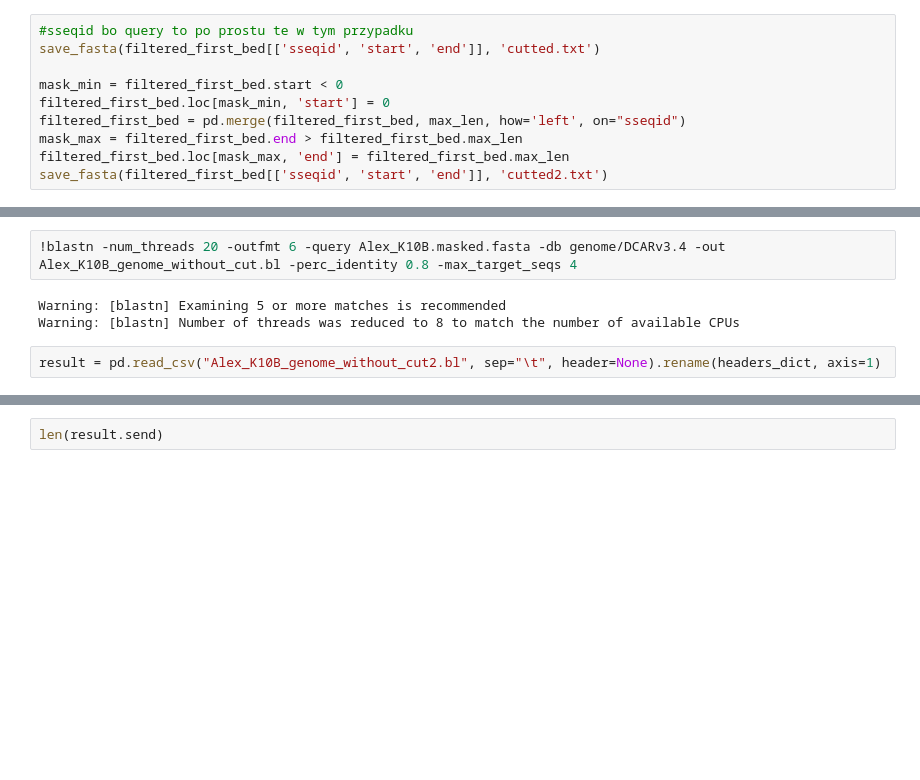
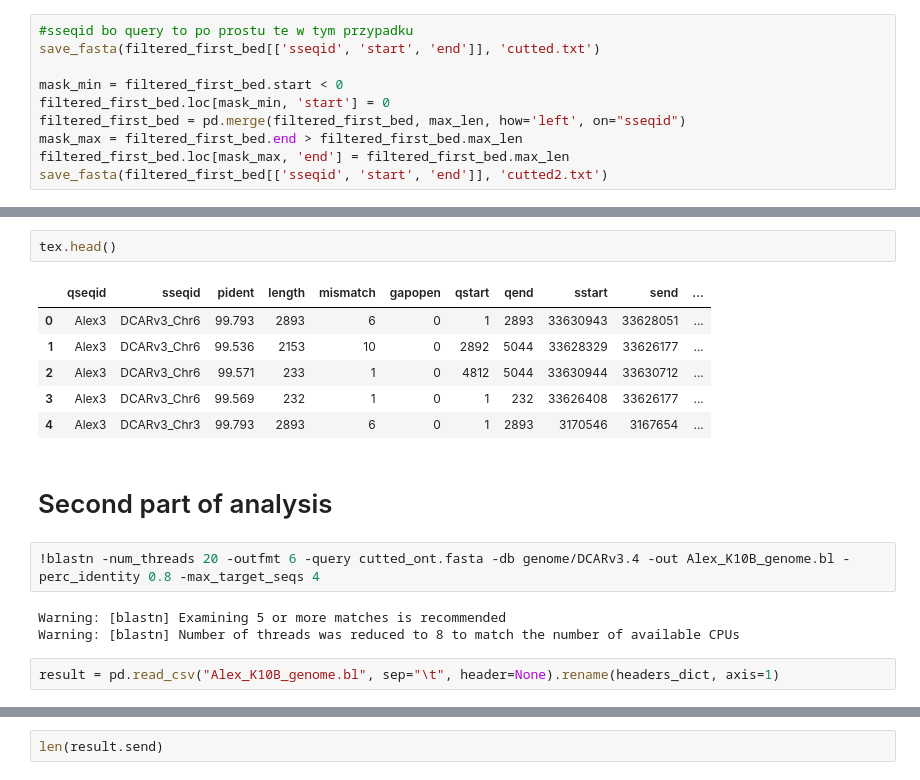
Before and after one commit to pkula/te_resolver, a Jupyter notebook: read.ipynb, the cells around one changed output, grey strips where cells are left out. Saved outputs shown, nothing was run; the diff lists cells and outputs as text; blank space fills up the shorter version.

Commit message:
correct second part

```diff
--- a/read.ipynb
+++ b/read.ipynb
@@ -194,8 +192,19 @@ Adding sequences from FASTA; added 9 sequences in 5.68707 seconds.
+# %%
+tex.head()
+# %% [output]
+|  | qseqid | sseqid | pident | length | mismatch | gapopen | qstart | qend | sstart | send | ... |
+| 0 | Alex3 | DCARv3_Chr6 | 99.793 | 2893 | 6 | 0 | 1 | 2893 | 33630943 | 33628051 | ... |
+| 1 | Alex3 | DCARv3_Chr6 | 99.536 | 2153 | 10 | 0 | 2892 | 5044 | 33628329 | 33626177 | ... |
+| 2 | Alex3 | DCARv3_Chr6 | 99.571 | 233 | 1 | 0 | 4812 | 5044 | 33630944 | 33630712 | ... |
+| 3 | Alex3 | DCARv3_Chr6 | 99.569 | 232 | 1 | 0 | 1 | 232 | 33626408 | 33626177 | ... |
+| 4 | Alex3 | DCARv3_Chr3 | 99.793 | 2893 | 6 | 0 | 1 | 2893 | 3170546 | 3167654 | ... |
+# %% [markdown]
+# Second part of analysis
 # %%
-!blastn -num_threads 20 -outfmt 6 -query Alex_K10B.masked.fasta -db genome/DCARv3.4 -out Alex_K10B_genome_without_cut.bl -perc_identity 0.8 -max_target_seqs 4
+!blastn -num_threads 20 -outfmt 6 -query cutted_ont.fasta -db genome/DCARv3.4 -out Alex_K10B_genome.bl -perc_identity 0.8 -max_target_seqs 4
 # %% [output]
 Warning: [blastn] Examining 5 or more matches is recommended
 Warning: [blastn] Number of threads was reduced to 8 to match the number of available CPUs
 # %%
-result = pd.read_csv("Alex_K10B_genome_without_cut2.bl", sep="\t", header=None).rename(headers_dict, axis=1)
+result = pd.read_csv("Alex_K10B_genome.bl", sep="\t", header=None).rename(headers_dict, axis=1)
 # %%
```
Also changed, not shown: parts of 25 cells of this notebook.
